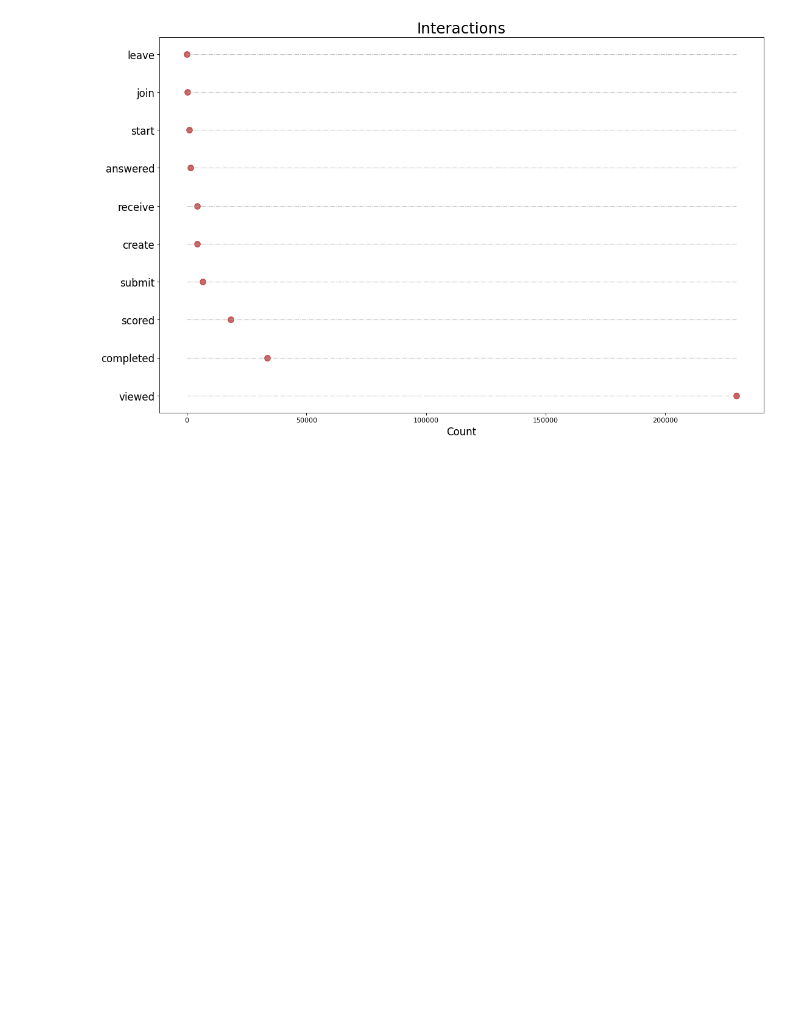
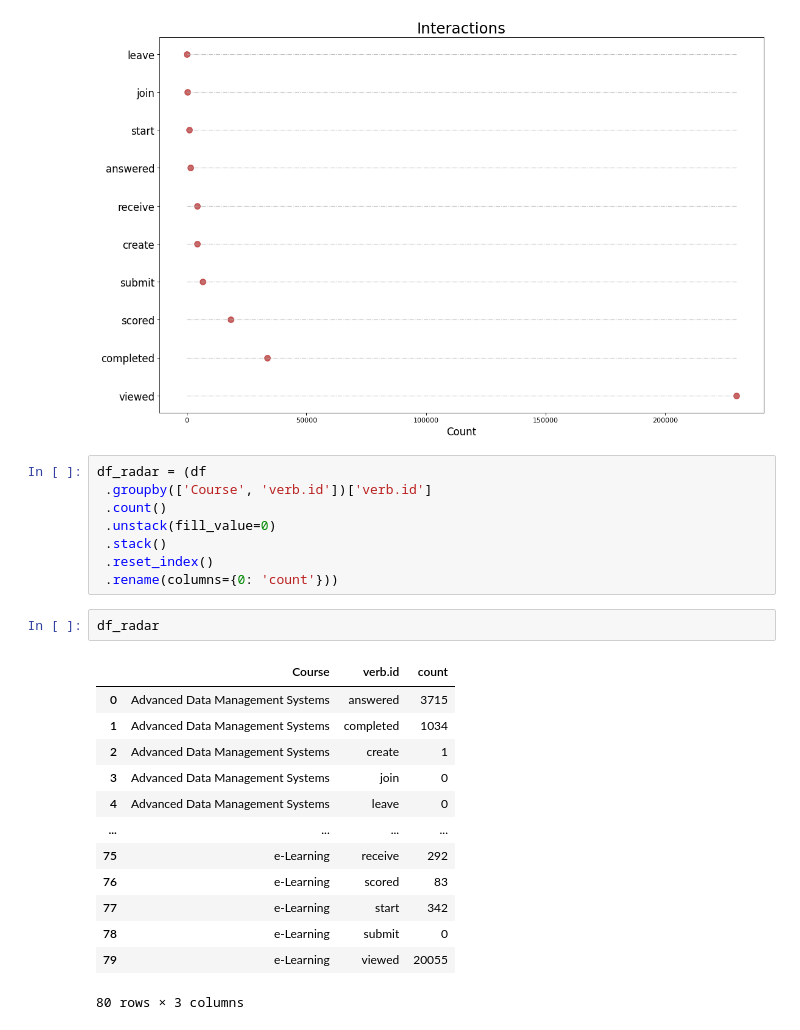
Before and after one commit to veneta13/ILEDA_hackathon, a Jupyter notebook: analysis/verbs.ipynb, the cells around one changed output. Drawn from its saved outputs; the diff is of its cells as text; blank space fills up the shorter version.

```diff
--- a/analysis/verbs.ipynb
+++ b/analysis/verbs.ipynb
@@ -101,3 +103,27 @@ ax.scatter(
 plt.show()
 # %% [output]
 [figure]
+# %%
+df_radar = (df
+ .groupby(['Course', 'verb.id'])['verb.id']
+ .count()
+ .unstack(fill_value=0)
+ .stack()
+ .reset_index()
+ .rename(columns={0: 'count'}))
+# %%
+df_radar
+# %% [output]
+|  | Course | verb.id | count |
+| 0 | Advanced Data Management Systems | answered | 3715 |
+| 1 | Advanced Data Management Systems | completed | 1034 |
+| 2 | Advanced Data Management Systems | create | 1 |
+| 3 | Advanced Data Management Systems | join | 0 |
+| 4 | Advanced Data Management Systems | leave | 0 |
+| ... | ... | ... | ... |
+| 75 | e-Learning | receive | 292 |
+| 76 | e-Learning | scored | 83 |
+| 77 | e-Learning | start | 342 |
+| 78 | e-Learning | submit | 0 |
+| 79 | e-Learning | viewed | 20055 |
+80 rows × 3 columns
```
Also changed, not shown: parts of 2 cells of this notebook.
